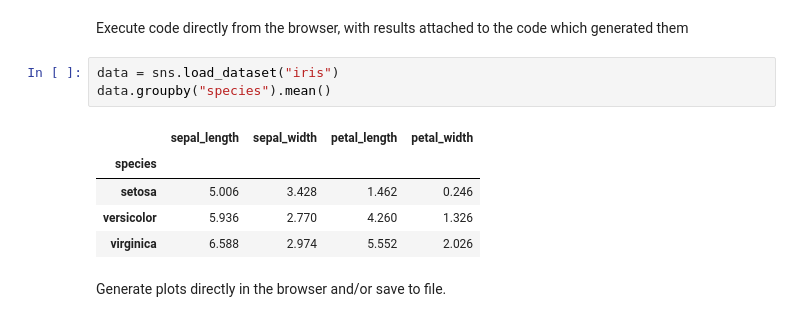
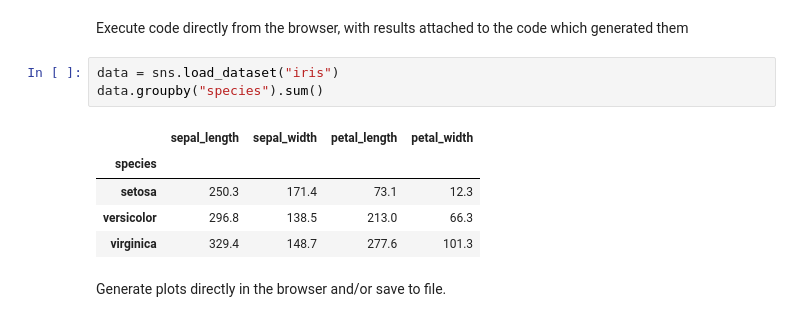
Before and after one commit to NBISweden/workshop-reproducible-research, a Jupyter notebook: lectures/jupyter/jupyter.ipynb, the cells around one changed output. Drawn from its saved outputs; the diff is of its cells as text.

```diff
--- a/lectures/jupyter/jupyter.ipynb
+++ b/lectures/jupyter/jupyter.ipynb
@@ -68,13 +68,13 @@ The species included in this set are:
 Execute code directly from the browser, with results attached to the code which generated them
 # %%
 data = sns.load_dataset("iris")
-data.groupby("species").mean()
+data.groupby("species").sum()
 # %% [output]
 |  | sepal_length | sepal_width | petal_length | petal_width |
 | species |  |  |  |  |
-| setosa | 5.006 | 3.428 | 1.462 | 0.246 |
-| versicolor | 5.936 | 2.770 | 4.260 | 1.326 |
-| virginica | 6.588 | 2.974 | 5.552 | 2.026 |
+| setosa | 250.3 | 171.4 | 73.1 | 12.3 |
+| versicolor | 296.8 | 138.5 | 213.0 | 66.3 |
+| virginica | 329.4 | 148.7 | 277.6 | 101.3 |
 # %% [markdown]
 Generate plots directly in the browser and/or save to file.
 # %%
```
Also changed, not shown: parts of 6 cells of this notebook.
